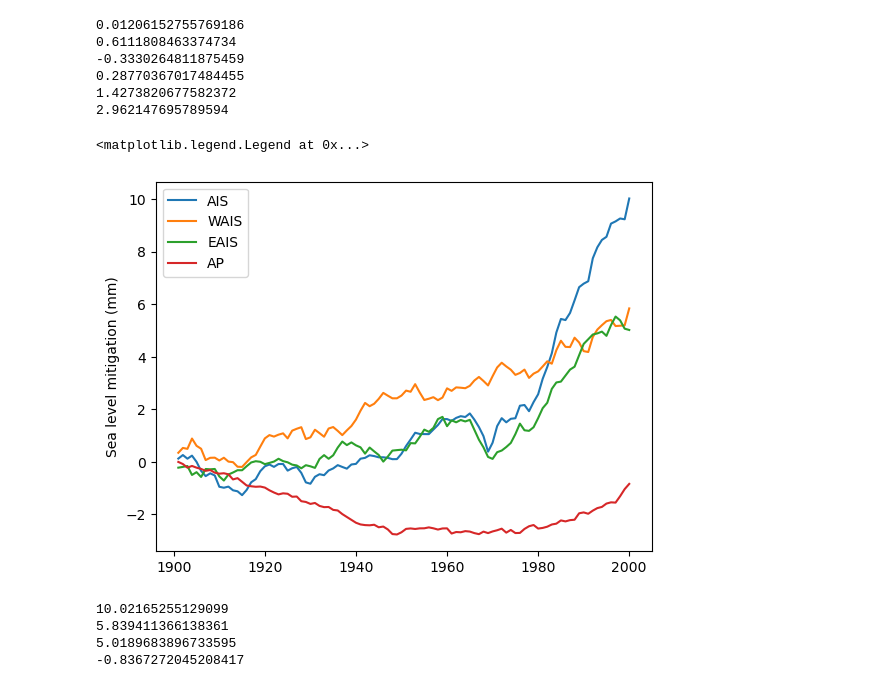
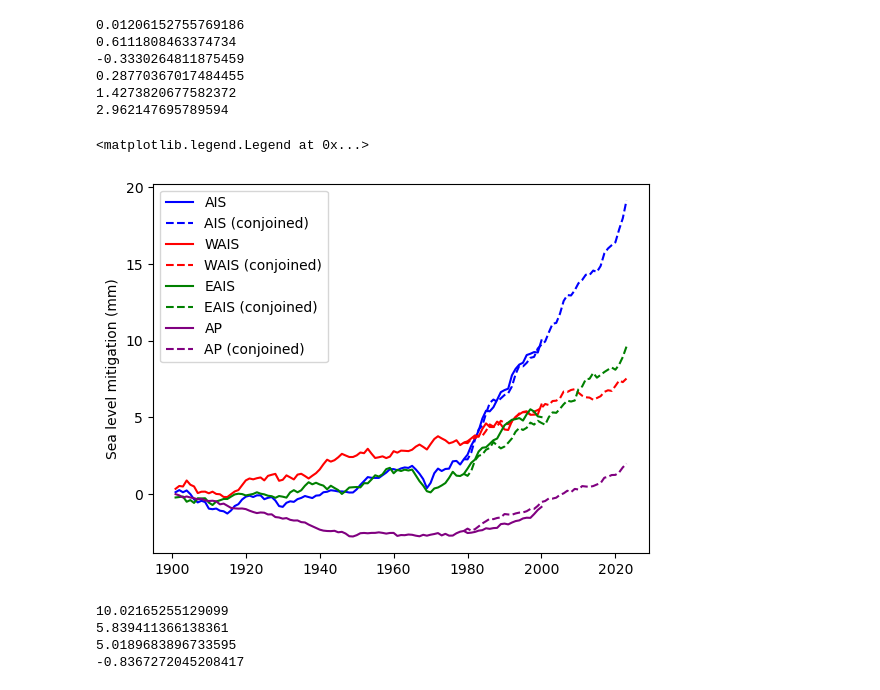
Before and after one commit to advikeswaran/metric-reconstruction, a Jupyter notebook: RACMO_DoubleProxies.ipynb, the cells around one changed output. Cells and saved outputs as stored; diff of their text form; code cells hidden in the pictures.

Commit message:
new temp recon updates

```diff
--- a/RACMO_DoubleProxies.ipynb
+++ b/RACMO_DoubleProxies.ipynb
@@ -678,3 +680,6 @@ for i in range(200):
     # Store AIS-wide posterior mean and ensemble spread for this reconstruction year
     ais_posterior_means[i] = x_a_mean[0]
     ais_posterior_devs[i, :] = x_a_dev[0, :]
+# %%
+for i in range(80):
+    print(temp_site_slope[i])
@@ -680,0 +704,13 @@ for i in range(200):
+# %%
+# Plotting the correlations between ice core accumulation records and ERA5 accumulation metric
+ax = plt.axes(projection=ccrs.SouthPolarStereo())
+ax.set_extent([-180, 180, -90, -60], ccrs.PlateCarree())
+ax.gridlines()
+
+plt.rcParams['figure.figsize'] = [20, 20]
+
+
+ax.coastlines()
+plt.scatter(accumCoordsInd[:, 1], accumCoordsInd[:, 0], c=temp_site_slope, s=100, linewidth=2, edgecolors='black', vmin=0.5, vmax=1.0, alpha=1, cmap=plt.cm.seismic, zorder=1, transform=ccrs.PlateCarree())
+plt.colorbar(label='Temperature Sensitivity (°C per °C)', orientation='vertical', pad=0.05)
+plt.show()
@@ -1148,19 +1186,40 @@ ais_cumulative_integral  = np.cumsum(ais_anomaly)  / 361.8
 wais_cumulative_integral = np.cumsum(wais_anomaly) / 361.8
 eais_cumulative_integral = np.cumsum(eais_anomaly) / 361.8
 ap_cumulative_integral   = np.cumsum(ap_anomaly)   / 361.8
+
+ais_conjoined = np.array(ais_posterior_means[:179].tolist() + ais_accum_racmo[:].tolist())
+wais_conjoined = np.array(wais_posterior_means[:179].tolist() + wais_accum_racmo[:].tolist())
+eais_conjoined = np.array(eais_posterior_means[:179].tolist() + eais_accum_racmo[:].tolist())
+ap_conjoined = np.array(ap_posterior_means[:179].tolist() + ap_accum_racmo[:].tolist())
+
+ais_conjoined_anom = ais_conjoined - ais_mean_19th
+wais_conjoined_anom = wais_conjoined - wais_mean_19th
+eais_conjoined_anom = eais_conjoined - eais_mean_19th
+ap_conjoined_anom = ap_conjoined - ap_mean_19th
+
+ais_conjoined_integral = np.cumsum(ais_conjoined_anom) / 361.8
+wais_conjoined_integral = np.cumsum(wais_conjoined_anom) / 361.8
+eais_conjoined_integral = np.cumsum(eais_conjoined_anom) / 361.8
+ap_conjoined_integral = np.cumsum(ap_conjoined_anom) / 361.8
 # %%
 centYears = np.arange(1901, 2001)
+fulYears = np.arange(1979, 2024)
+midYears = np.arange(1979, 2001)
 
-plt.plot(centYears, ais_cumulative_integral[100:], label='AIS')
-plt.plot(centYears, wais_cumulative_integral[100:], label='WAIS')
-plt.plot(centYears, eais_cumulative_integral[100:], label='EAIS')
-plt.plot(centYears, ap_cumulative_integral[100:], label='AP')
+plt.plot(centYears, ais_cumulative_integral[100:], label='AIS', color='blue')
+plt.plot(fulYears, ais_conjoined_integral[178:], label='AIS (conjoined)', color='blue', linestyle='dashed')
+plt.plot(centYears, wais_cumulative_integral[100:], label='WAIS', color='red')
+plt.plot(fulYears, wais_conjoined_integral[178:], label='WAIS (conjoined)', color='red', linestyle='dashed')
+plt.plot(centYears, eais_cumulative_integral[100:], label='EAIS', color='green')
+plt.plot(fulYears, eais_conjoined_integral[178:], label='EAIS (conjoined)', color='green', linestyle='dashed')
+plt.plot(centYears, ap_cumulative_integral[100:], label='AP', color='purple')
+plt.plot(fulYears, ap_conjoined_integral[178:], label='AP (conjoined)', color='purple', linestyle='dashed')
 plt.ylabel('Sea level mitigation (mm)')
 
 plt.legend()
 # %% [output]
 <matplotlib.legend.Legend at 0x...>
-[figure, old version]
+[figure, new version]
 # %%
 # Printing the cumulative sea level mitigation for the 20th century
 print(ais_cumulative_integral[199])
```
Also changed, not shown: parts of 3 cells of this notebook, 1 other file.
